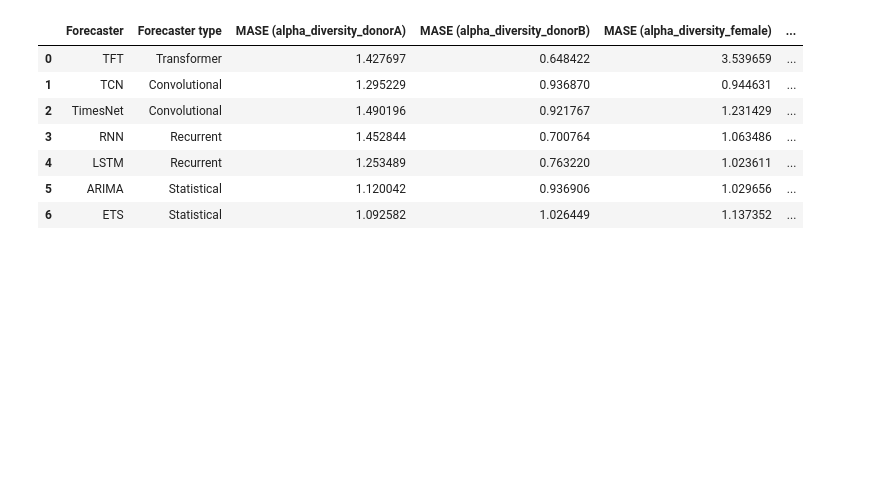
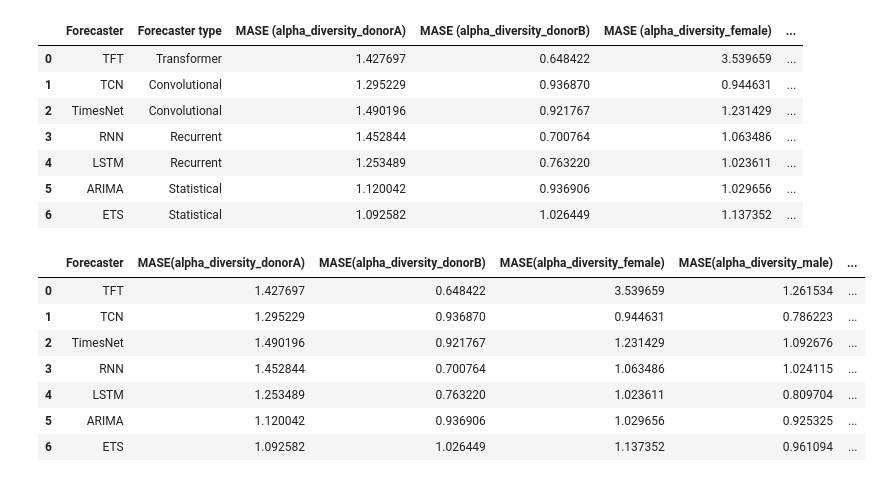
Before and after one commit to ewa-siedlarczyk/UM-TimeSeries, a Jupyter notebook: p4_time_series_analysis.ipynb, the cells around one changed output. Drawn from its saved outputs; the diff is of its cells as text; code cells hidden in the pictures; blank space fills up the shorter version.

```diff
--- a/p4_time_series_analysis.ipynb
+++ b/p4_time_series_analysis.ipynb
@@ -697,3 +701,28 @@ final_results_df
 | 4 | LSTM | Recurrent | 1.253489 | 0.763220 | 1.023611 | ... |
 | 5 | ARIMA | Statistical | 1.120042 | 0.936906 | 1.029656 | ... |
 | 6 | ETS | Statistical | 1.092582 | 1.026449 | 1.137352 | ... |
+# %%
+donor_groups_alpha_diversity = [
+    "MASE(alpha_diversity_donorA)", "MASE(alpha_diversity_donorB)",
+    "MASE(alpha_diversity_female)", "MASE(alpha_diversity_male)",
+]
+
+donor_groups_input_data = [
+    "MASE(input_data_donorA)", "MASE(input_data_donorB)",
+    "MASE(input_data_female)", "MASE(input_data_male)"
+]
+
+final_results_df[["Forecaster"] + donor_groups_alpha_diversity]
+mean_values = final_results_df[["Forecaster"] + donor_groups_alpha_diversity].copy()
+
+mean_values["Mean_MASE"] = mean_values[donor_groups_alpha_diversity].mean(axis=1)
+mean_values
+# %% [output]
+|  | Forecaster | MASE(alpha_diversity_donorA) | MASE(alpha_diversity_donorB) | MASE(alpha_diversity_female) | MASE(alpha_diversity_male) | ... |
+| 0 | TFT | 1.427697 | 0.648422 | 3.539659 | 1.261534 | ... |
+| 1 | TCN | 1.295229 | 0.936870 | 0.944631 | 0.786223 | ... |
+| 2 | TimesNet | 1.490196 | 0.921767 | 1.231429 | 1.092676 | ... |
+| 3 | RNN | 1.452844 | 0.700764 | 1.063486 | 1.024115 | ... |
+| 4 | LSTM | 1.253489 | 0.763220 | 1.023611 | 0.809704 | ... |
+| 5 | ARIMA | 1.120042 | 0.936906 | 1.029656 | 0.925325 | ... |
+| 6 | ETS | 1.092582 | 1.026449 | 1.137352 | 0.961094 | ... |
```
Also changed, not shown: parts of 11 cells of this notebook.
